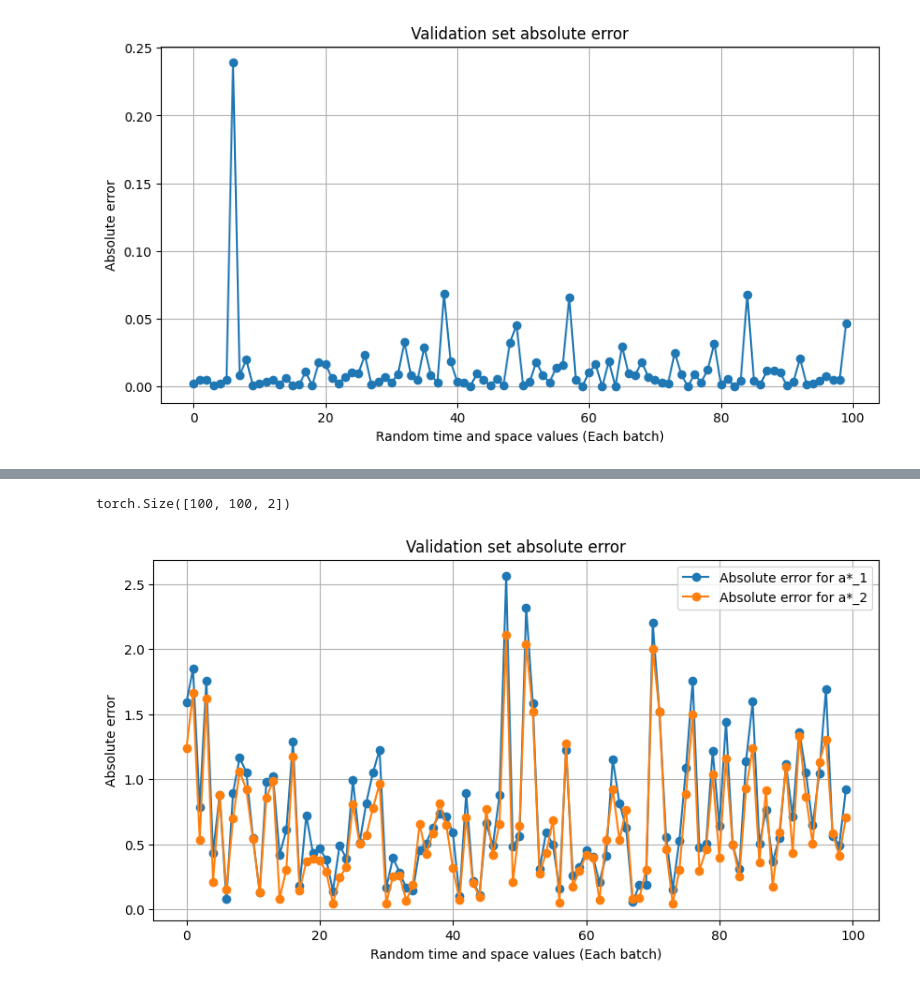
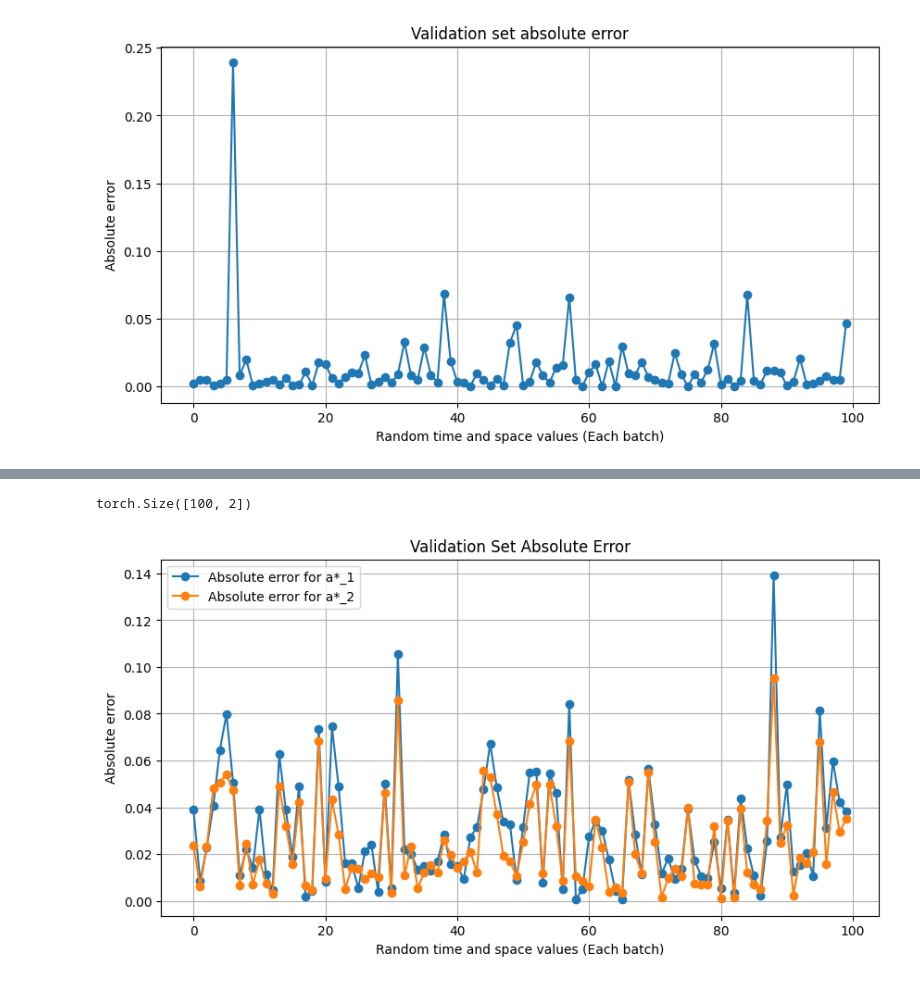
Before and after one commit to axelk99/SCDAA, a Jupyter notebook: Untitled.ipynb, the cells around one changed output, grey strips where cells are left out. Drawn from its saved outputs; the diff is of its cells as text; code cells hidden in the pictures.

```diff
--- a/Untitled.ipynb
+++ b/Untitled.ipynb
@@ -207,7 +223,7 @@ dim_x = 2
 hidden_layer_size = 100  # Adjusted hidden layer size
 model_control = dgm.Net_DGM(dim_x, hidden_layer_size, output_dim=2, activation='Tanh')
 
-optimiser = torch.optim.Adam(model.parameters(), lr=0.001)
+optimiser = torch.optim.Adam(model_control.parameters(), lr=0.001)
 
 criterion = torch.nn.MSELoss()
 
@@ -238,20 +254,41 @@ time = (time - time_mean)/time_std
 time = time.unsqueeze(1).float()
 space = space.squeeze(1).float()
 
+# Validation
+space_val = torch.rand(batch_size, 1, 2, dtype=torch.float64) * 6 - 3
+time_val = torch.rand(batch_size, dtype = torch.float64)
+
+
+a_val = LQR.calculate_control(time_val, space_val).float()
+
+a_val = (a_val-a_mean)/a_std
+a_val = a_val.float()
+
+space_val = (space_val- space_mean)/space_std
+time_val = (time_val - time_mean)/time_std
+
+time_val = time_val.unsqueeze(1).float()
+space_val = space_val.squeeze(1).float()
+
 losses = []
+losses_val = []
 
 # Training loop
-num_epochs = 1000  # Adjust as needed
+num_epochs = 100  # Adjust as needed
 for epoch in range(num_epochs):
     optimiser.zero_grad()
 
     # Forward pass
     output = model_control(time, space)
+    output_val = model_control(time_val, space_val)
 
     # Compute loss
     loss = criterion(output, a)
     losses.append(loss.item())
 
+    loss_val = criterion(output_val, a_val)
+    losses_val.append(loss_val.item())
+
     loss.backward()
     optimiser.step()
 # %%
@@ -289,37 +337,23 @@ torch.Size([100, 2])
 # %%
-space_val = torch.rand(batch_size, 1, 2, dtype=torch.float64) * 6 - 3
-
-time_val = torch.rand(batch_size, dtype = torch.float64)
-
-a_val = LQR.calculate_control(time_val, space_val).float()
-
-a_val = (a_val-a_mean)/a_std
-a_val = a_val.unsqueeze(1).float()
-
-space_val = (space_val- space_mean)/space_std
-time_val = (time_val - time_mean)/time_std
-
-# Pass validation data through the model
-output_val = model_control(time_val.unsqueeze(1).float(), space_val.squeeze(1).float())
 
 
 # Compute loss for validation set
 loss_val = torch.abs(output_val - a_val)
 print(loss_val.shape)
 
 
 # Plot the loss
 plt.figure(figsize=(10, 5))
-plt.plot(loss_val[:,0,0].detach().numpy(), label='Absolute error for a*_1', marker='o')
-plt.plot(loss_val[:,1,1].detach().numpy(), label='Absolute error for a*_2', marker='o')
+plt.plot(loss_val[:,0].detach().numpy(), label='Absolute error for a*_1', marker='o')
+plt.plot(loss_val[:,1].detach().numpy(), label='Absolute error for a*_2', marker='o')
 #plt.plot(output_val.detach().numpy(), label = 'Neural network')
 #plt.plot(v_val, label = 'Value')
-plt.title('Validation set absolute error')
+plt.title('Validation Set Absolute Error')
 plt.xlabel('Random time and space values (Each batch)')
 plt.ylabel('Absolute error')
 plt.legend()
 plt.grid(True)
 plt.show()
 # %% [output]
-torch.Size([100, 100, 2])
+torch.Size([100, 2])
-[figure, old version]
+[figure, new version]
```
Also changed, not shown: parts of 5 cells of this notebook.
